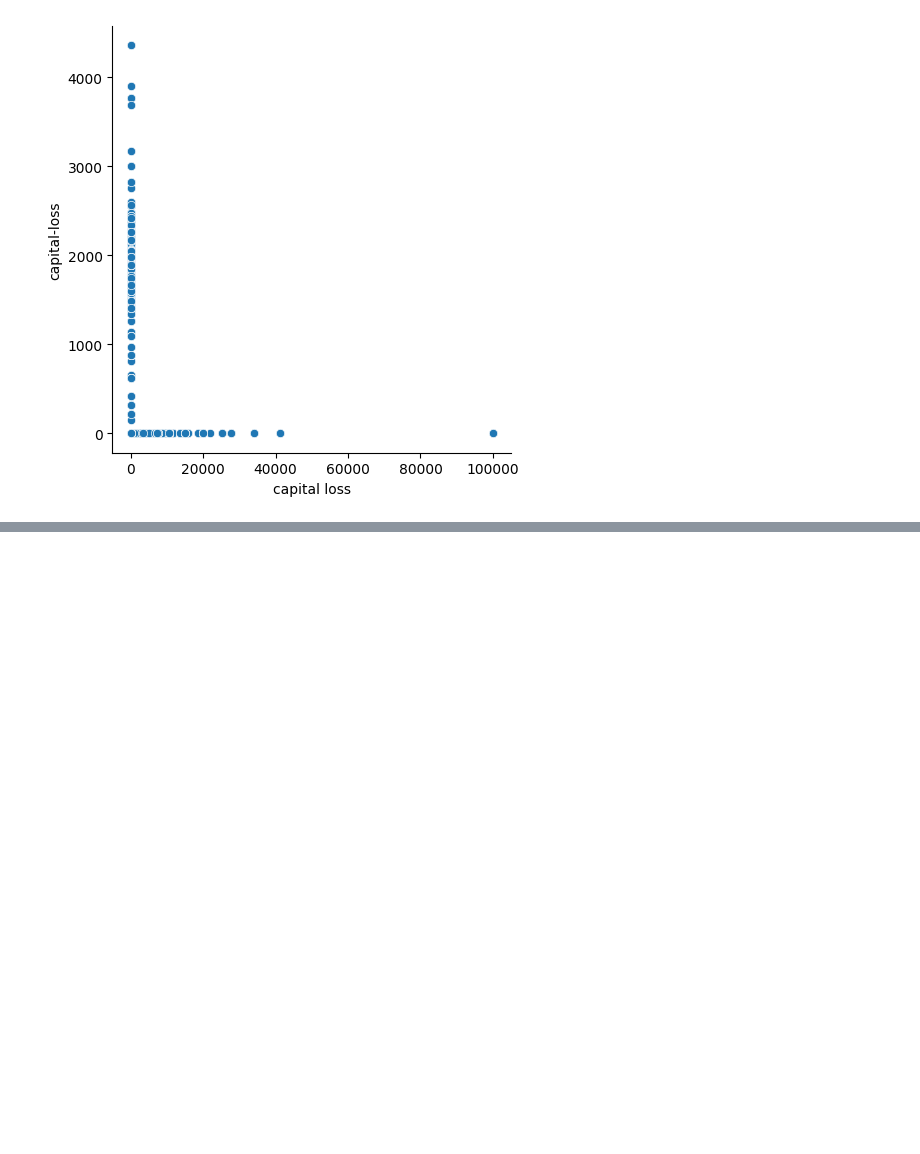
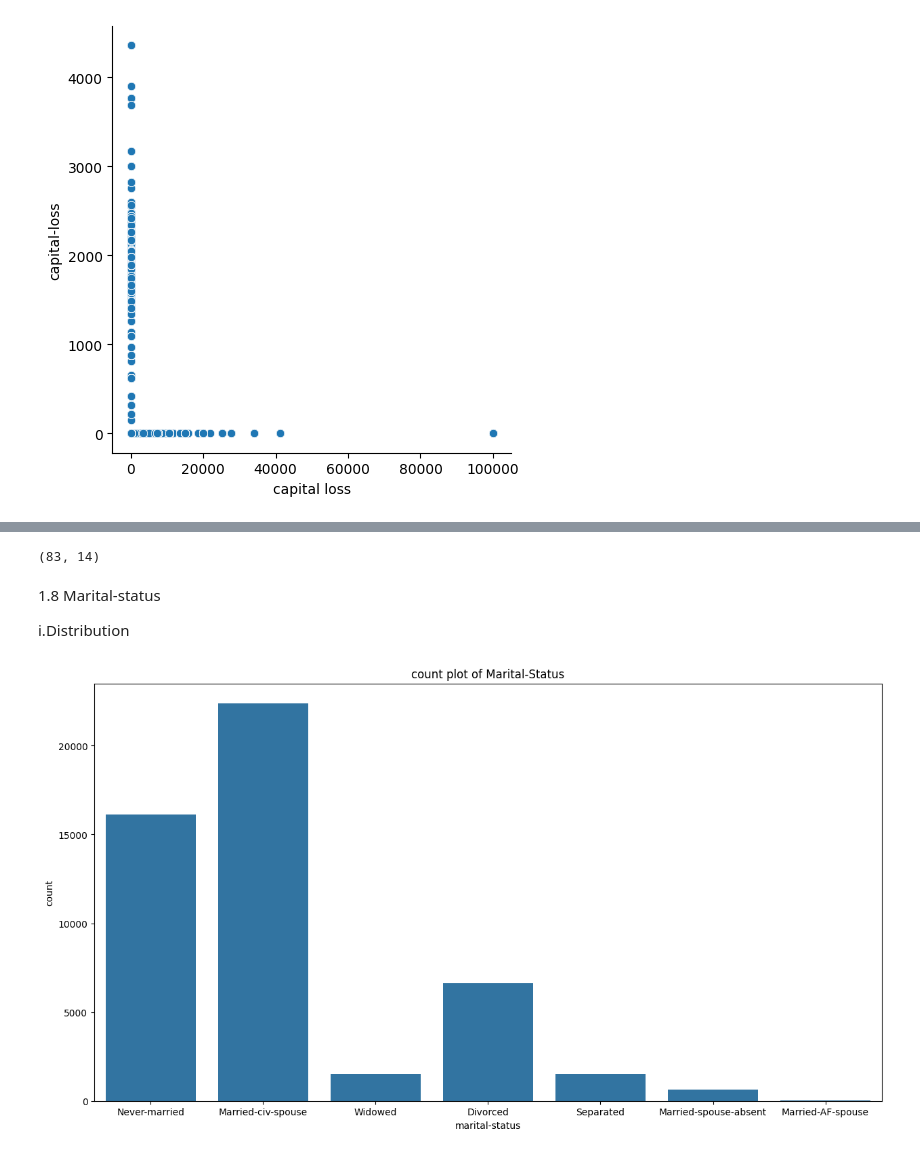
Before and after one commit to dinesh16adh/Data-Science-Projects., a Jupyter notebook: simple_eda_on_income_data.ipynb, the cells around one changed output, grey strips where cells are left out. Drawn from its saved outputs; the diff is of its cells as text; code cells hidden in the pictures; blank space fills up the shorter version.

```diff
--- a/simple_eda_on_income_data.ipynb
+++ b/simple_eda_on_income_data.ipynb
@@ -209,0 +247,15 @@ plt.show()
+# %%
+data[data['education']=='Preschool'].shape
+# %% [output]
+(83, 14)
+# %% [markdown]
+1.8 Marital-status
+
+i.Distribution
+# %%
+plt.figure(figsize=(15,8))
+ax=sns.countplot(x='marital-status',data=data)
+plt.title('count plot of Marital-Status')
+plt.show()
+# %% [output]
+[figure, added]
```
Also changed, not shown: parts of 16 cells of this notebook.
